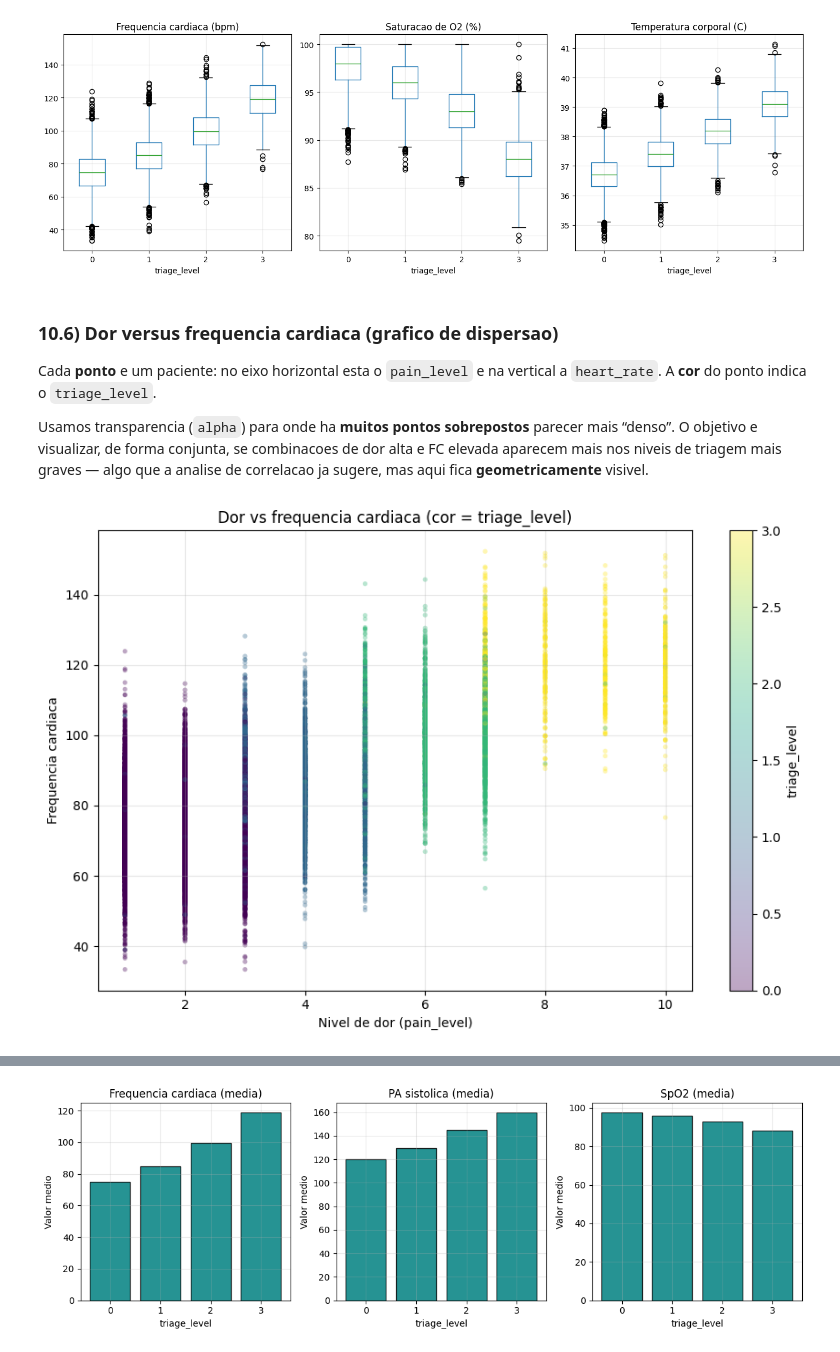
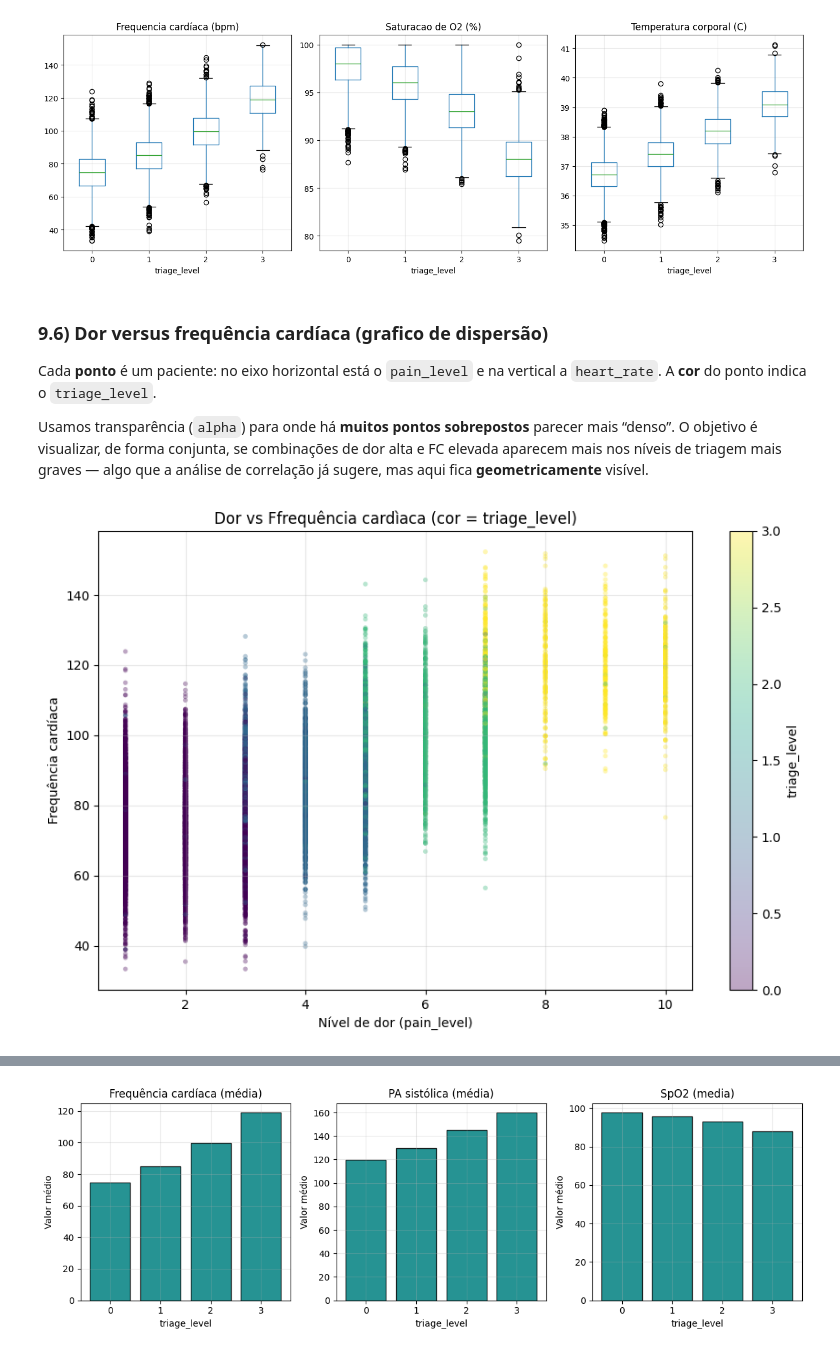
Before and after one commit to KelvinRgnz/Tech-Challenge-FIAP, a Jupyter notebook: nootebook/data_triagem.ipynb, the cells around one changed output, grey strips where cells are left out. Cells and saved outputs as stored; diff of their text form; code cells hidden in the pictures.

```diff
--- a/nootebook/data_triagem.ipynb
+++ b/nootebook/data_triagem.ipynb
@@ -360,29 +389,29 @@ plt.show()
 # %% [output]
 [figure]
 # %% [markdown]
-### 10.6) Dor versus frequencia cardiaca (grafico de dispersao)
+### 9.6) Dor versus frequência cardíaca (grafico de dispersão)
 
-Cada **ponto** e um paciente: no eixo horizontal esta o `pain_level` e na vertical a `heart_rate`. A **cor** do ponto indica o `triage_level`.
+Cada **ponto** é um paciente: no eixo horizontal está o `pain_level` e na vertical a `heart_rate`. A **cor** do ponto indica o `triage_level`.
 
-Usamos transparencia (`alpha`) para onde ha **muitos pontos sobrepostos** parecer mais “denso”. O objetivo e visualizar, de forma conjunta, se combinacoes de dor alta e FC elevada aparecem mais nos niveis de triagem mais graves — algo que a analise de correlacao ja sugere, mas aqui fica **geometricamente** visivel.
+Usamos transparência (`alpha`) para onde há **muitos pontos sobrepostos** parecer mais “denso”. O objetivo é visualizar, de forma conjunta, se combinações de dor alta e FC elevada aparecem mais nos níveis de triagem mais graves — algo que a análise de correlação já sugere, mas aqui fica **geometricamente** visível.
 # %%
 fig, ax = plt.subplots(figsize=(9, 6))
 sc = ax.scatter(
     df["pain_level"],
     df["heart_rate"],
     c=df["triage_level"],
     cmap="viridis",
     alpha=0.35,
     s=14,
     edgecolors="none",
 )
-ax.set_xlabel("Nivel de dor (pain_level)")
-ax.set_ylabel("Frequencia cardiaca")
-ax.set_title("Dor vs frequencia cardiaca (cor = triage_level)")
+ax.set_xlabel("Nível de dor (pain_level)")
+ax.set_ylabel("Frequência cardíaca")
+ax.set_title("Dor vs Ffrequência cardìaca (cor = triage_level)")
 cb = fig.colorbar(sc, ax=ax)
 cb.set_label("triage_level")
 plt.tight_layout()
 plt.show()
 # %% [output]
-[figure, old version]
+[figure, new version]
 # %% [markdown]
```
Also changed, not shown: parts of 42 cells of this notebook, 1 other file.
